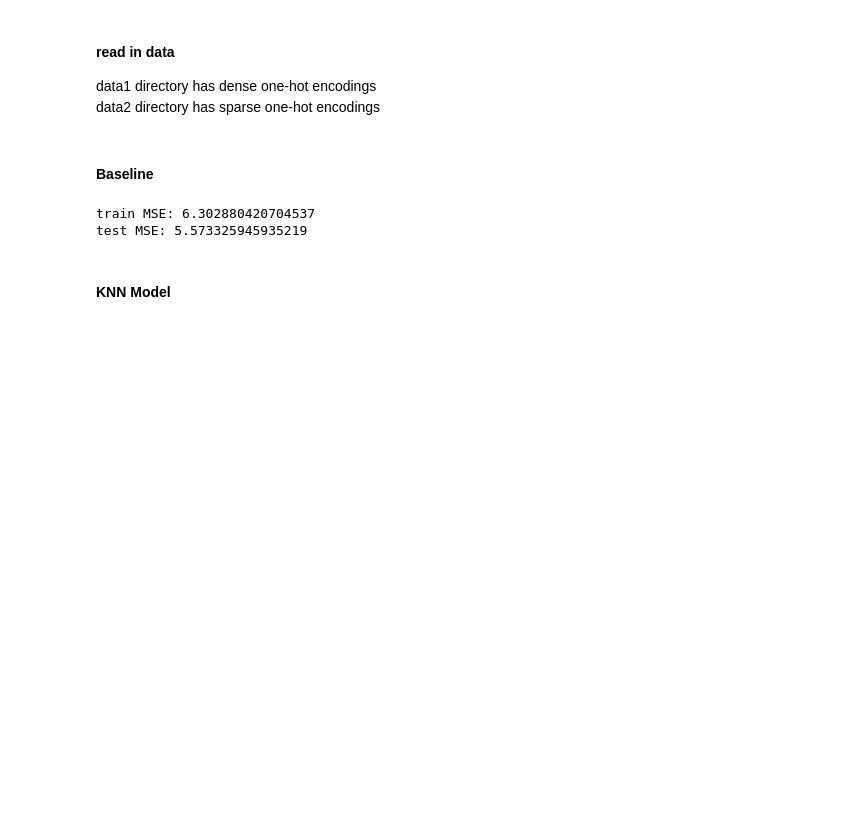
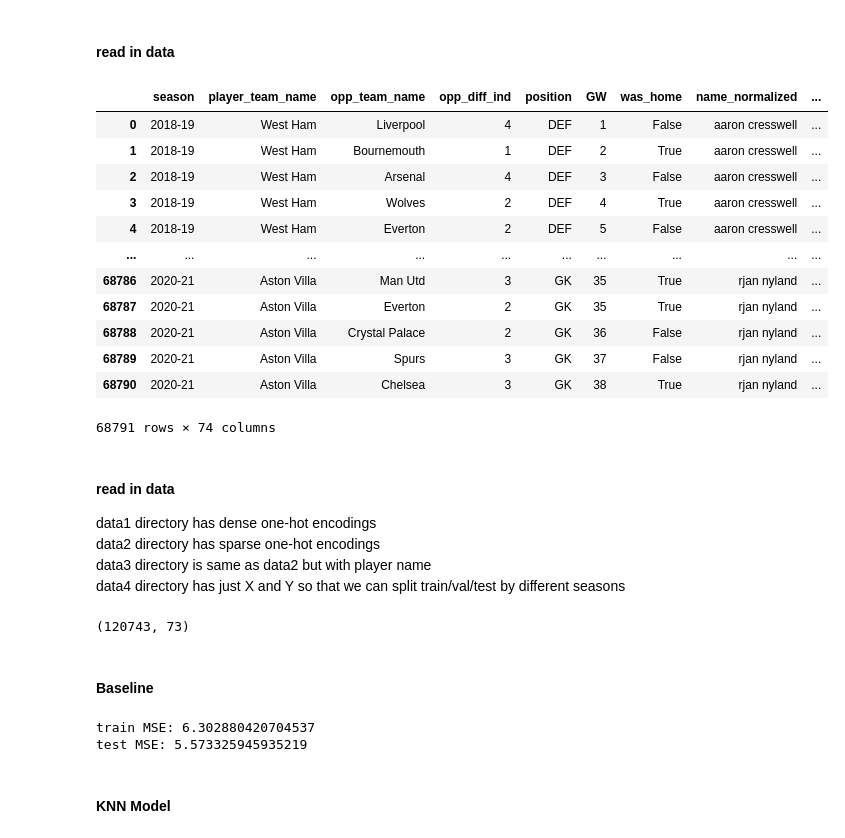
Before and after one commit to annali-2/datasci207_final_AHIK, a Jupyter notebook: knn_anna.ipynb, the cells around one changed output. Drawn from its saved outputs; the diff is of its cells as text; code cells hidden in the pictures; blank space fills up the shorter version.

```diff
--- a/knn_anna.ipynb
+++ b/knn_anna.ipynb
@@ -32,0 +219,26 @@ tf.random.set_seed(0)
+# %% [markdown]
+#### read in data
+# %%
+# read in data
+x_train = pd.read_csv("data3/X_train.csv").drop(columns=['Unnamed: 0'])
+y_train = pd.read_csv("data3/Y_train.csv").drop(columns=['Unnamed: 0'])
+x_val = pd.read_csv("data3/X_val.csv").drop(columns=['Unnamed: 0'])
+y_val = pd.read_csv("data3/Y_val.csv").drop(columns=['Unnamed: 0'])
+x_test = pd.read_csv("data3/X_test.csv").drop(columns=['Unnamed: 0'])
+y_test = pd.read_csv("data3/Y_test.csv").drop(columns=['Unnamed: 0'])
+# %%
+x_train
+# %% [output]
+|  | season | player_team_name | opp_team_name | opp_diff_ind | position | GW | was_home | name_normalized | ... |
+| 0 | 2018-19 | West Ham | Liverpool | 4 | DEF | 1 | False | aaron cresswell | ... |
+| 1 | 2018-19 | West Ham | Bournemouth | 1 | DEF | 2 | True | aaron cresswell | ... |
+| 2 | 2018-19 | West Ham | Arsenal | 4 | DEF | 3 | False | aaron cresswell | ... |
+| 3 | 2018-19 | West Ham | Wolves | 2 | DEF | 4 | True | aaron cresswell | ... |
+| 4 | 2018-19 | West Ham | Everton | 2 | DEF | 5 | False | aaron cresswell | ... |
+| ... | ... | ... | ... | ... | ... | ... | ... | ... | ... |
+| 68786 | 2020-21 | Aston Villa | Man Utd | 3 | GK | 35 | True | rjan nyland | ... |
+| 68787 | 2020-21 | Aston Villa | Everton | 2 | GK | 35 | True | rjan nyland | ... |
+| 68788 | 2020-21 | Aston Villa | Crystal Palace | 2 | GK | 36 | False | rjan nyland | ... |
+| 68789 | 2020-21 | Aston Villa | Spurs | 3 | GK | 37 | False | rjan nyland | ... |
+| 68790 | 2020-21 | Aston Villa | Chelsea | 3 | GK | 38 | True | rjan nyland | ... |
+68791 rows × 74 columns
@@ -33,7 +249,9 @@ tf.random.set_seed(0)
 # %% [markdown]
 #### read in data
 data1 directory has dense one-hot encodings <br>
-data2 directory has sparse one-hot encodings
+data2 directory has sparse one-hot encodings <br>
+data3 directory is same as data2 but with player name <br>
+data4 directory has just X and Y so that we can split train/val/test by different seasons
 # %%
 # read in data
 x_train = pd.read_csv("data2/X_train.csv").drop(columns=['Unnamed: 0'])
@@ -42,6 +260,12 @@ x_val = pd.read_csv("data2/X_val.csv").drop(columns=['Unnamed: 0'])
 y_val = pd.read_csv("data2/Y_val.csv").drop(columns=['Unnamed: 0'])
 x_test = pd.read_csv("data2/X_test.csv").drop(columns=['Unnamed: 0'])
 y_test = pd.read_csv("data2/Y_test.csv").drop(columns=['Unnamed: 0'])
+# %%
+x_all = pd.concat([x_train, x_val, x_test])
+cat_columns = ['season', 'player_team_name', 'opp_team_name', 'opp_diff_ind', 'position', 'GW', 'was_home']
+x_all_encoded = pd.get_dummies(x_all, columns = cat_columns)
+# %% [output]
+(120743, 73)
 # %% [markdown]
 #### Baseline
 # %%
```
Also changed, not shown: parts of 20 cells of this notebook.
